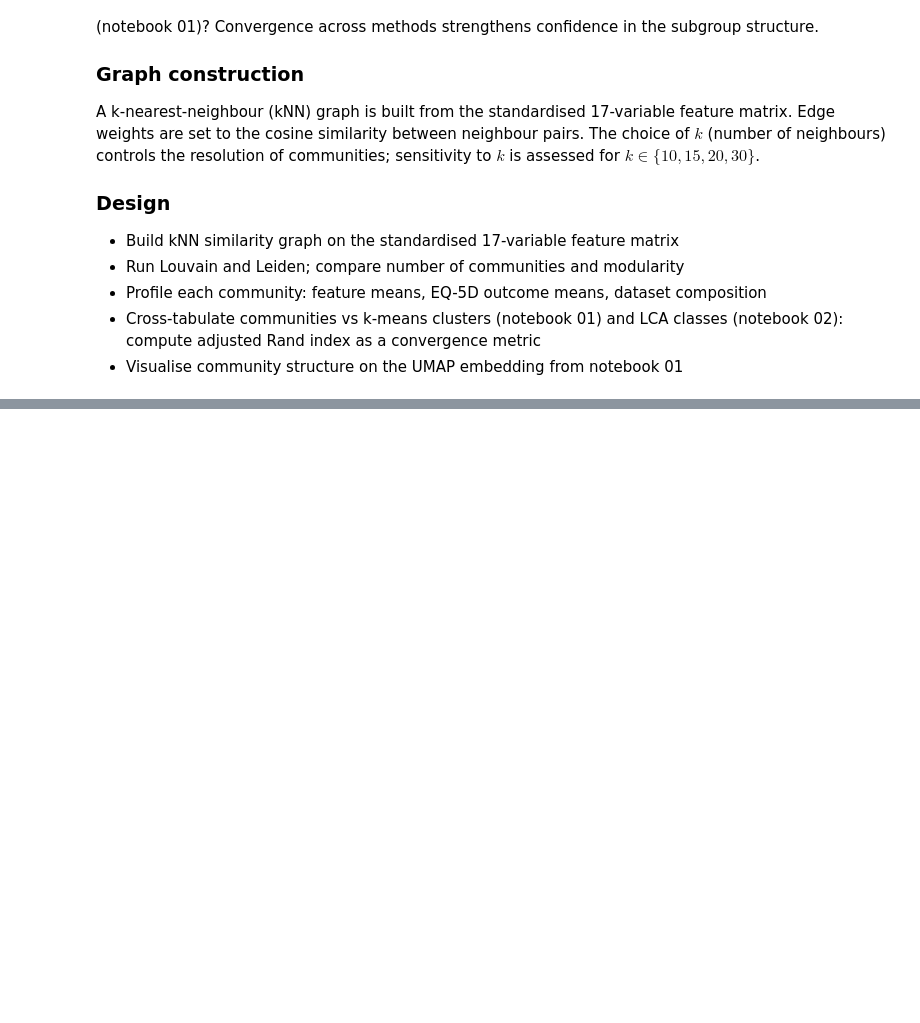
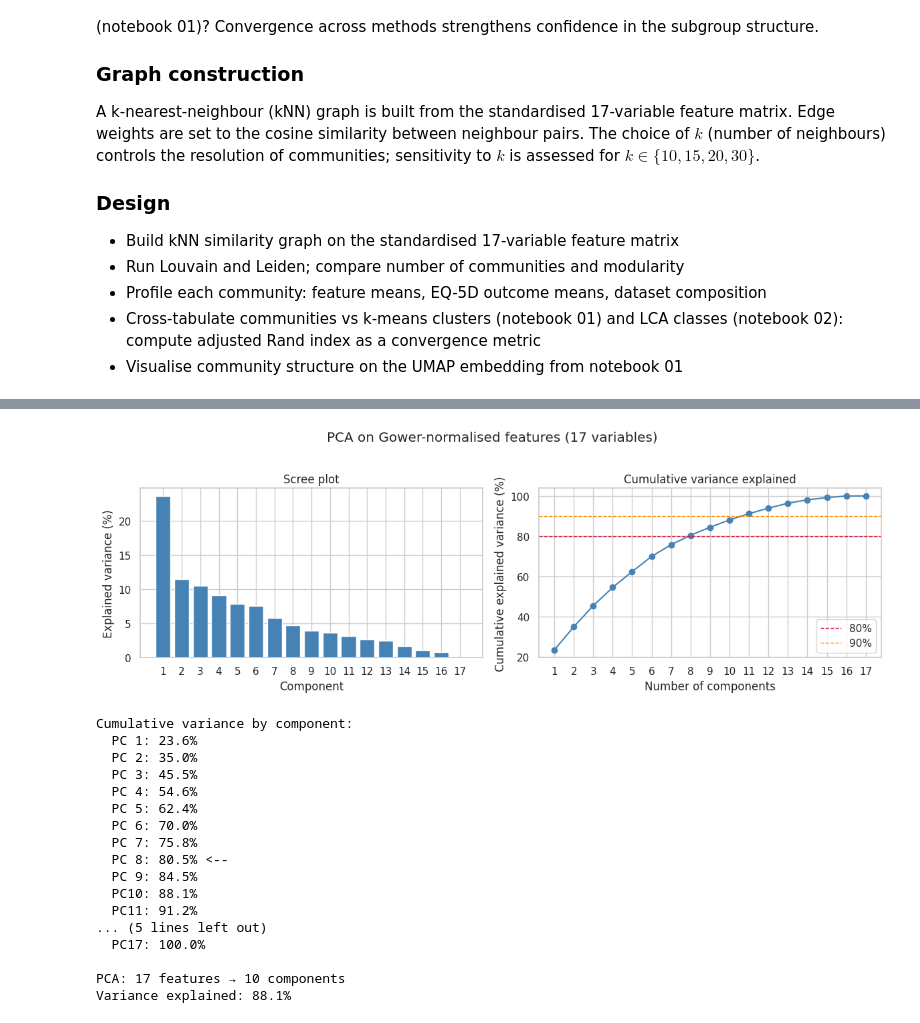
Before and after one commit to LuisGiraldo86/EuroQoL, a Jupyter notebook: notebooks/clustering/03-community_detection.ipynb, the cells around one changed output, grey strips where cells are left out. Drawn from its saved outputs; the diff is of its cells as text; code cells hidden in the pictures; blank space fills up the shorter version.

```diff
--- a/notebooks/clustering/03-community_detection.ipynb
+++ b/notebooks/clustering/03-community_detection.ipynb
@@ -86,0 +152,61 @@ print(f'Feature set ({len(FEATURES)}): {FEATURES}')
+# %%
+from sklearn.decomposition import PCA
+
+# Fit full PCA for scree plot
+pca_full = PCA(random_state=42).fit(X_gower)
+evr      = pca_full.explained_variance_ratio_
+cum_evr  = np.cumsum(evr)
+n_comp   = len(evr)
+
+fig, axes = plt.subplots(1, 2, figsize=(12, 4))
+
+axes[0].bar(range(1, n_comp + 1), evr * 100, color='steelblue', edgecolor='white')
+axes[0].set_xlabel('Component')
+axes[0].set_ylabel('Explained variance (%)')
+axes[0].set_title('Scree plot')
+axes[0].set_xticks(range(1, n_comp + 1))
+
+axes[1].plot(range(1, n_comp + 1), cum_evr * 100, 'o-', color='steelblue')
+axes[1].axhline(80, color='crimson',  linestyle='--', linewidth=1, label='80%')
+axes[1].axhline(90, color='darkorange', linestyle='--', linewidth=1, label='90%')
+axes[1].set_xlabel('Number of components')
+axes[1].set_ylabel('Cumulative explained variance (%)')
+axes[1].set_title('Cumulative variance explained')
+axes[1].legend()
+axes[1].set_xticks(range(1, n_comp + 1))
+
+plt.suptitle('PCA on Gower-normalised features (17 variables)', y=1.02)
+plt.tight_layout()
+plt.savefig(PLOTS_PATH / 'pca_scree.png', dpi=100, bbox_inches='tight')
+plt.show()
+
+print('Cumulative variance by component:')
+for i, cv in enumerate(cum_evr, 1):
+    marker = ' <--' if cv >= 0.80 and cum_evr[i - 2] < 0.80 else ''
+    print(f'  PC{i:2d}: {cv * 100:.1f}%{marker}')
+
+# Set N_PCA based on scree plot — aim for elbow or ~80% cumulative variance
+N_PCA = 10  # adjust here, then re-run remaining cells
+
+X_pca = PCA(n_components=N_PCA, random_state=42).fit_transform(X_gower)
+print(f'\nPCA: {X_gower.shape[1]} features → {N_PCA} components ')
+print(f'Variance explained: {cum_evr[N_PCA - 1] * 100:.1f}%')
+# %% [output]
+[figure, added]
+Cumulative variance by component:
+  PC 1: 23.6%
+  PC 2: 35.0%
+  PC 3: 45.5%
+  PC 4: 54.6%
+  PC 5: 62.4%
+  PC 6: 70.0%
+  PC 7: 75.8%
+  PC 8: 80.5% <--
+  PC 9: 84.5%
+  PC10: 88.1%
+  PC11: 91.2%
+... (5 lines left out)
+  PC17: 100.0%
+
+PCA: 17 features → 10 components
+Variance explained: 88.1%
```
Also changed, not shown: parts of 24 cells of this notebook.
